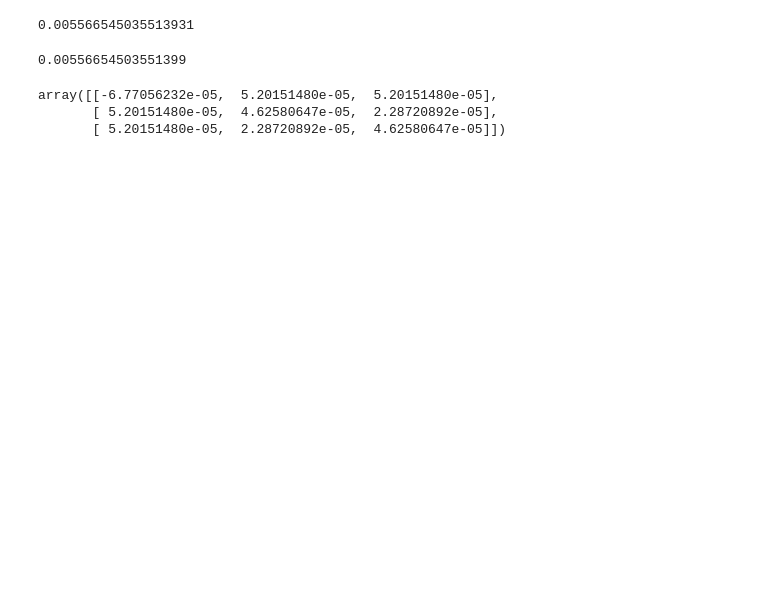
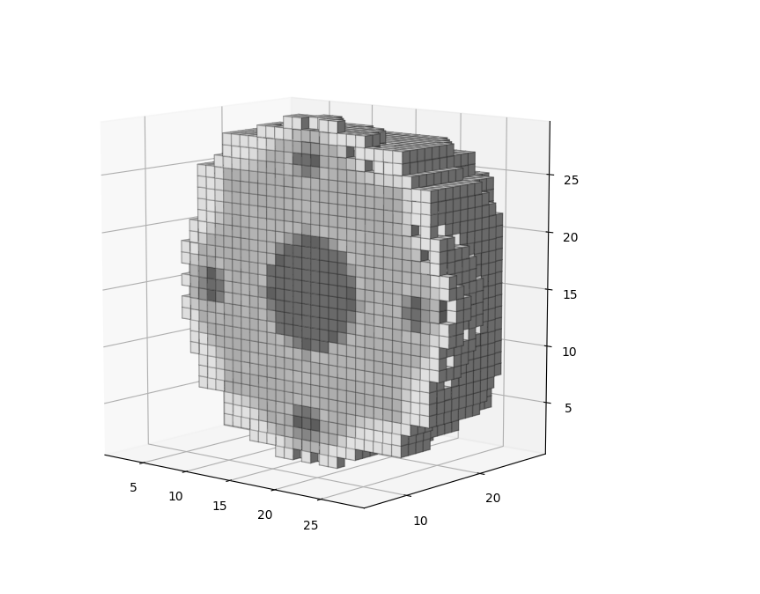
Before and after one commit to joasiee/elastix, a Jupyter notebook: experiments/notebooks/voxels.ipynb, the cells around one changed output. Drawn from its saved outputs; the diff is of its cells as text; code cells hidden in the pictures; blank space fills up the shorter version.

Commit message:
scene intensities, interpolation dvf, voxel plot opacity

```diff
--- a/experiments/notebooks/voxels.ipynb
+++ b/experiments/notebooks/voxels.ipynb
@@ -14,21 +14,25 @@ def get_img_data(path: Path):
     image = sitk.ReadImage(str(path.resolve()))
     return sitk.GetArrayFromImage(image)
 
-def plot_voxels(data, y_slice_depth = 15, orientation=(0, -70), cmap_name='gray'):
+def get_cmap_color(cmap, f, a):
+    c = cmap(f)
+    c[..., 3] = a
+    return c
+
+def plot_voxels(data, y_slice_depth = 15, orientation=(0, -70), cmap_name='Greys', alpha=1.0):
     ax = plt.figure(figsize=(8,8)).add_subplot(projection='3d')
     sliced_data = np.copy(data)
     sliced_data[:, :y_slice_depth, :] = 0
 
     cmap = cm.get_cmap(cmap_name)
-    norm = Normalize(vmin=np.min(sliced_data), vmax=np.max(sliced_data))
+    norm = Normalize(vmin=np.min(sliced_data), vmax=1.5*np.max(sliced_data))
 
-    colors = np.empty(sliced_data.shape, dtype=object)
-    colors = np.array(list(map(lambda x: cmap(norm(x)), sliced_data)))
+    colors = np.array(list(map(lambda x: get_cmap_color(cmap, norm(x), alpha), sliced_data)))
 
-    ax.voxels(sliced_data, facecolors=colors, edgecolor='k')
-    ax.set_xlim3d(2, 28)
-    ax.set_ylim3d(5, 28)
-    ax.set_zlim3d(2, 28)
+    ax.voxels(sliced_data, facecolors=colors, edgecolor=(0, 0, 0, 0.2))
+    ax.set_xlim3d(1, 29)
+    ax.set_ylim3d(5, 29)
+    ax.set_zlim3d(1, 29)
     ax.set_box_aspect((np.ptp(ax.get_xlim()), np.ptp(ax.get_ylim()), np.ptp(ax.get_zlim())))
     plt.locator_params(axis='y', nbins=3)
     ax.view_init(*orientation)
@@ -103,16 +90,6 @@ def bending_energy_numdiff(dvf):
 # %%
-data = get_img_data(ROOT_DIR / "output" / "1662734354_synthetic_1_adaptivestochasticgradientdescent_314898" / "out" / "deformationField.mhd")
-bending_energy(data)
+data = get_img_data(ROOT_DIR / "output" / "1662841364_synthetic_1_adaptivestochasticgradientdescent_593078" / "out" / "result.mhd")
-# %% [output]
-0.005566545035513931
-# %%
-bending_energy(data)
-# %% [output]
-0.00556654503551399
-# %%
-hessians = get_hessians_numdiff(data)
-hessians[0]([0,0,0])
-# %% [output]
-array([[-6.77056232e-05,  5.20151480e-05,  5.20151480e-05],
-       [ 5.20151480e-05,  4.62580647e-05,  2.28720892e-05],
-       [ 5.20151480e-05,  2.28720892e-05,  4.62580647e-05]])
+# %%
+plot_voxels(data, orientation=(10, -50))
+# %% [output]
+[figure, added]
```
Also changed, not shown: parts of 2 cells of this notebook, 8 other files.
